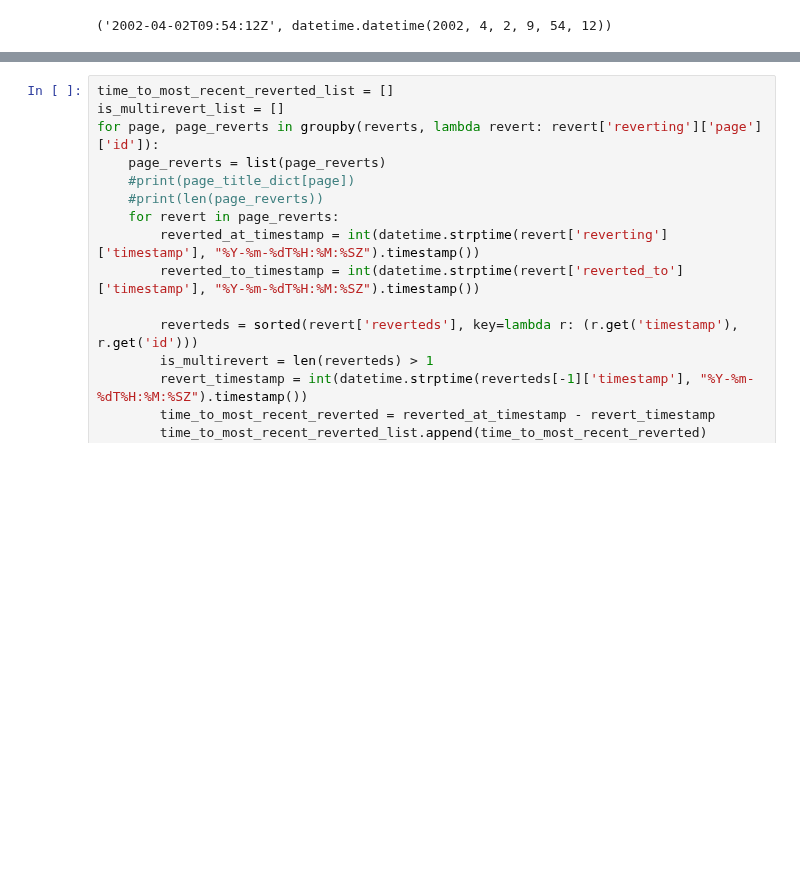
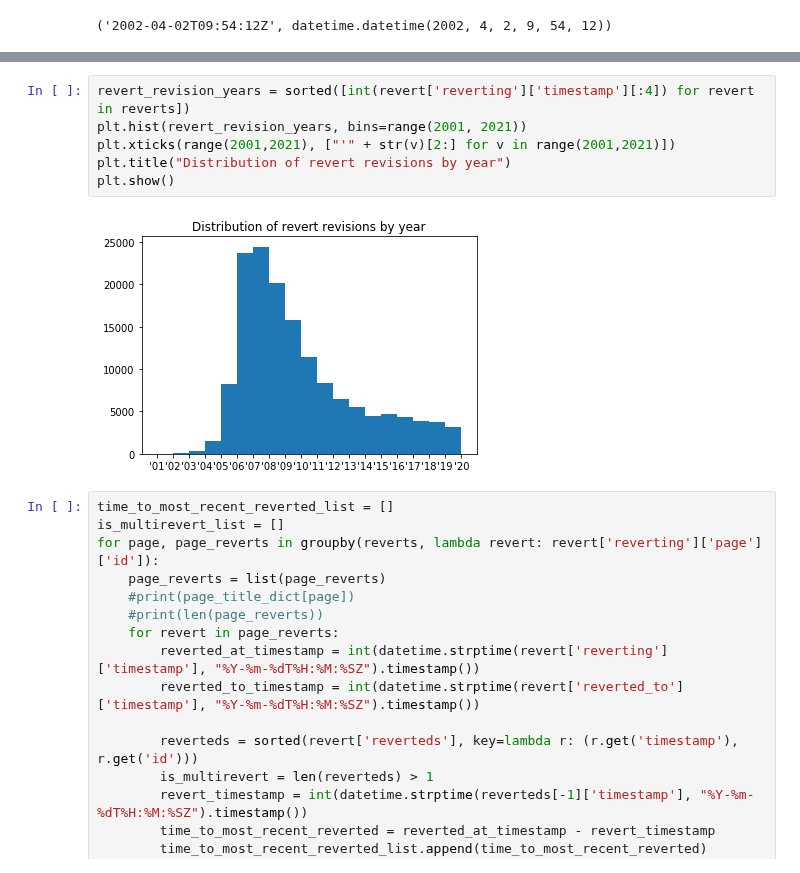
Before and after one commit to levon003/wiki-ores-feedback, a Jupyter notebook: notebook/RevertExtraction.ipynb, the cells around one changed output, grey strips where cells are left out. Drawn from its saved outputs; the diff is of its cells as text; blank space fills up the shorter version.

```diff
--- a/notebook/RevertExtraction.ipynb
+++ b/notebook/RevertExtraction.ipynb
@@ -257,3 +282,11 @@ datetime.strptime(reverts[0]['reverting']['timestamp'], "%Y-%m-%dT%H:%M:%SZ")
+# %%
+revert_revision_years = sorted([int(revert['reverting']['timestamp'][:4]) for revert in reverts])
+plt.hist(revert_revision_years, bins=range(2001, 2021))
+plt.xticks(range(2001,2021), ["'" + str(v)[2:] for v in range(2001,2021)])
+plt.title("Distribution of revert revisions by year")
+plt.show()
+# %% [output]
+[figure, added]
 # %%
 time_to_most_recent_reverted_list = []
 is_multirevert_list = []
```
Also changed, not shown: parts of 42 cells of this notebook, 2 other files.
